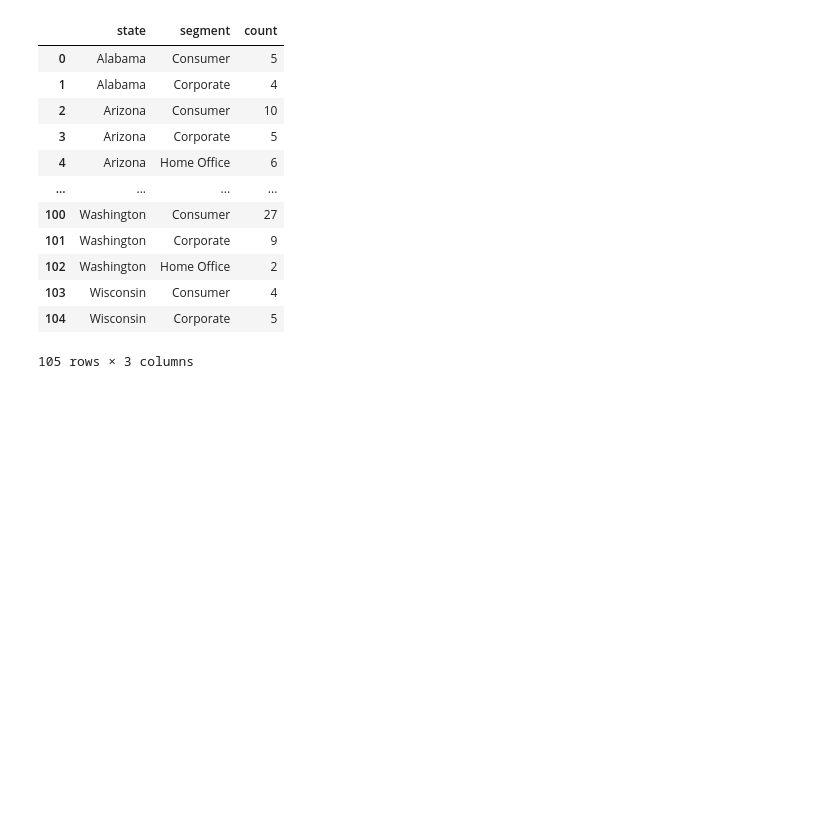
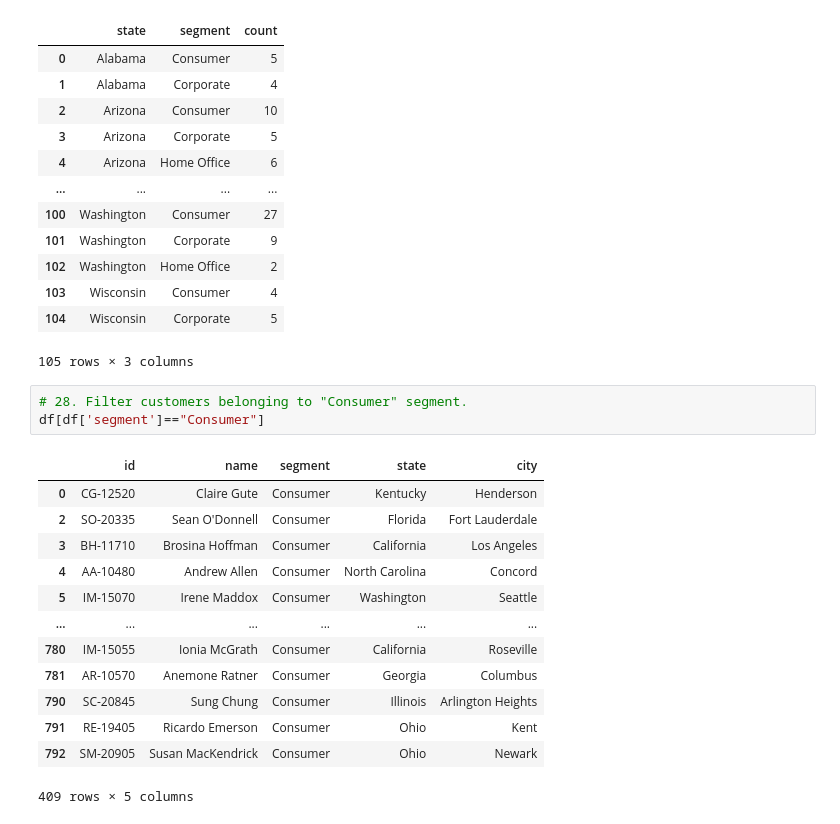
Before and after one commit to Nandanalinson/Python-core-concepts, a Jupyter notebook: day40/customers.ipynb, the cells around one changed output. Cells and saved outputs as stored; diff of their text form; blank space fills up the shorter version.

Commit message:
pandas: filter

```diff
--- a/day40/customers.ipynb
+++ b/day40/customers.ipynb
@@ -333,3 +333,20 @@ df.groupby(['state','segment']).size().reset_index(name='count')
 | 103 | Wisconsin | Consumer | 4 |
 | 104 | Wisconsin | Corporate | 5 |
 105 rows × 3 columns
+# %%
+# 28. Filter customers belonging to "Consumer" segment.
+df[df['segment']=="Consumer"]
+# %% [output]
+|  | id | name | segment | state | city |
+| 0 | CG-12520 | Claire Gute | Consumer | Kentucky | Henderson |
+| 2 | SO-20335 | Sean O'Donnell | Consumer | Florida | Fort Lauderdale |
+| 3 | BH-11710 | Brosina Hoffman | Consumer | California | Los Angeles |
+| 4 | AA-10480 | Andrew Allen | Consumer | North Carolina | Concord |
+| 5 | IM-15070 | Irene Maddox | Consumer | Washington | Seattle |
+| ... | ... | ... | ... | ... | ... |
+| 780 | IM-15055 | Ionia McGrath | Consumer | California | Roseville |
+| 781 | AR-10570 | Anemone Ratner | Consumer | Georgia | Columbus |
+| 790 | SC-20845 | Sung Chung | Consumer | Illinois | Arlington Heights |
+| 791 | RE-19405 | Ricardo Emerson | Consumer | Ohio | Kent |
+| 792 | SM-20905 | Susan MacKendrick | Consumer | Ohio | Newark |
+409 rows × 5 columns
```
